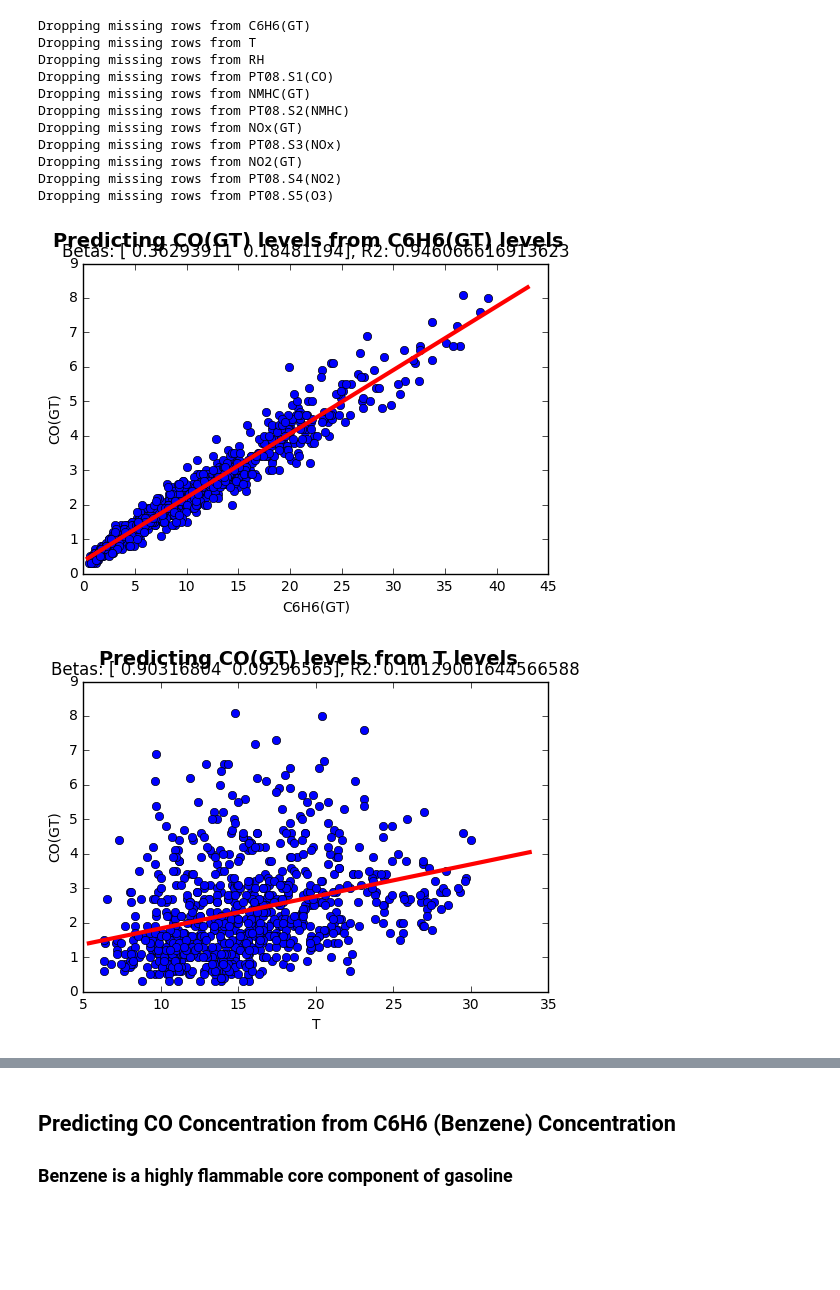
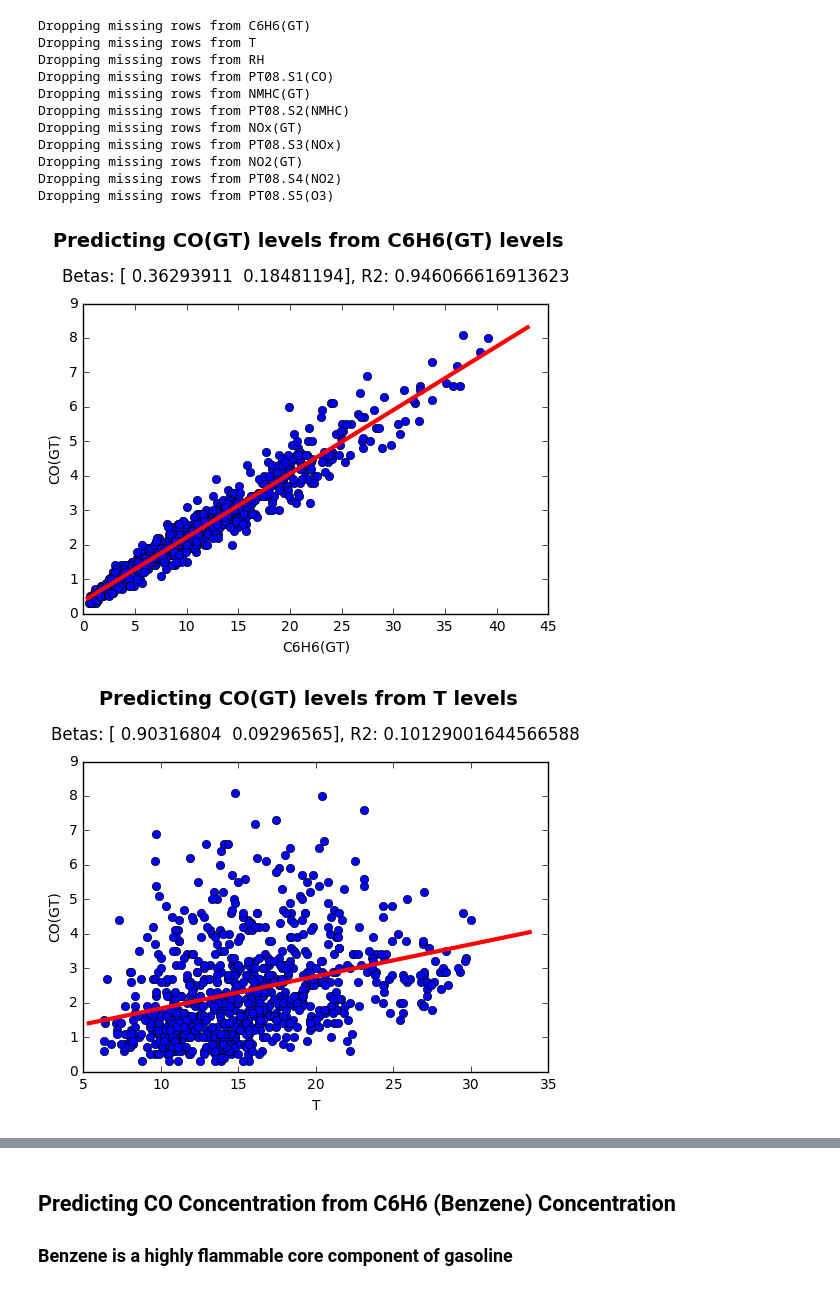
Before and after one commit to bcooper94/AdvancedDataMining, a Jupyter notebook: regression.ipynb, the cells around one changed output, grey strips where cells are left out. Drawn from its saved outputs; the diff is of its cells as text; code cells hidden in the pictures; blank space fills up the shorter version.

Commit message:
Fixed plot title/subtitle positioning

```diff
--- a/regression.ipynb
+++ b/regression.ipynb
@@ -205,23 +205,24 @@ airQualityXCols = [airQualityDf[attr]
 # %%
 COValues = airQualityDf['CO(GT)'].as_matrix()
 
 for col in airQualityXCols:
     colValues = col.as_matrix()
     colBetas, colCorrelation = computeLinRegBeta(colValues, COValues)
 
     xMin = colValues.min()
     xMax = colValues.max()
     xRange = np.arange(xMin * .85, xMax * 1.15, (xMax - xMin) / 10)
     predictedLine = [linRegEstimate([x], colBetas) for x in xRange]
 
     fig = plt.figure()
     graph = fig.add_subplot(111)
     fig.suptitle('Predicting {} levels from {} levels'.format(airQualityY.name, col.name),
-                fontsize=14, fontweight='bold')
+                y=1.08, fontsize=14, fontweight='bold')
     graph.set_title('Betas: {}, R2: {}'.format(colBetas, colCorrelation))
+    graph.title.set_position([0.5, 1.05])
     graph.set_ylabel(airQualityY.name)
     graph.set_xlabel(col.name)
     graph.plot(colValues, COValues, 'bo', xRange, predictedLine, 'r-', linewidth=3.0)
 # %% [output]
-[figure, old version]
+[figure, new version]
-[figure, old version]
+[figure, new version]
```
Also changed, not shown: parts of 2 cells of this notebook.
